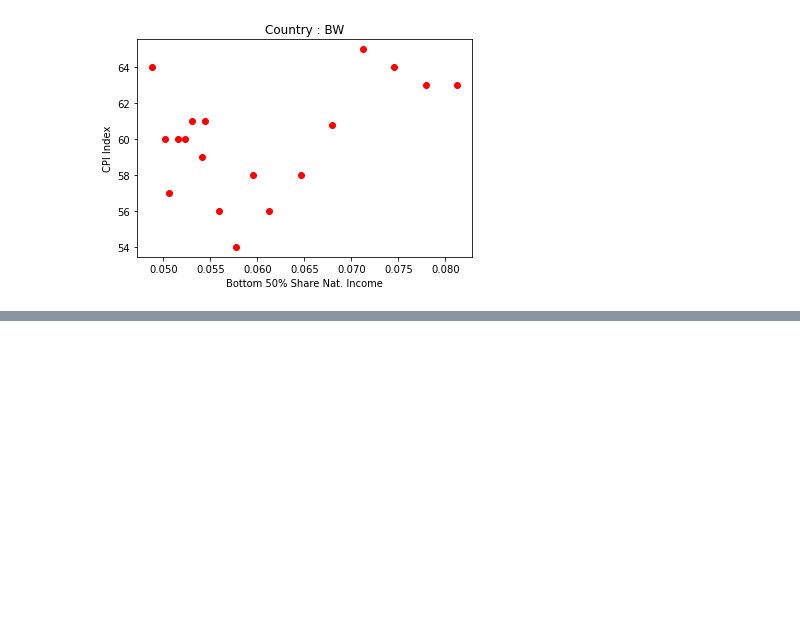
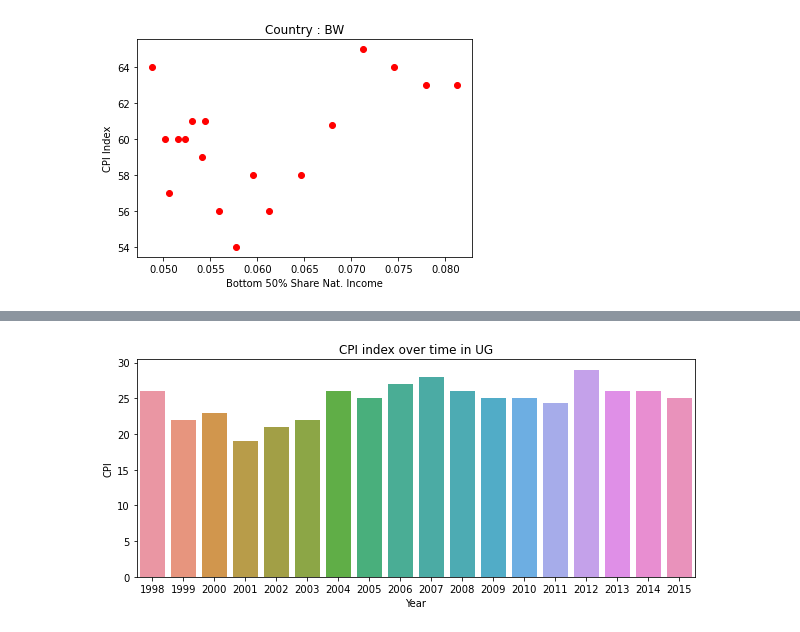
Before and after one commit to data301-2021-winter1/group35-project, a Jupyter notebook: notebooks/analysis1.ipynb, the cells around one changed output, grey strips where cells are left out. Saved outputs shown, nothing was run; the diff lists cells and outputs as text; code cells hidden in the pictures; blank space fills up the shorter version.

```diff
--- a/notebooks/analysis1.ipynb
+++ b/notebooks/analysis1.ipynb
@@ -110,0 +89,4 @@ cpi_timeseries('SC')
+# %%
+cpi_timeseries('UG')
+# %% [output]
+[figure, added]
```
Also changed, not shown: parts of 16 cells of this notebook, 1 other file.
